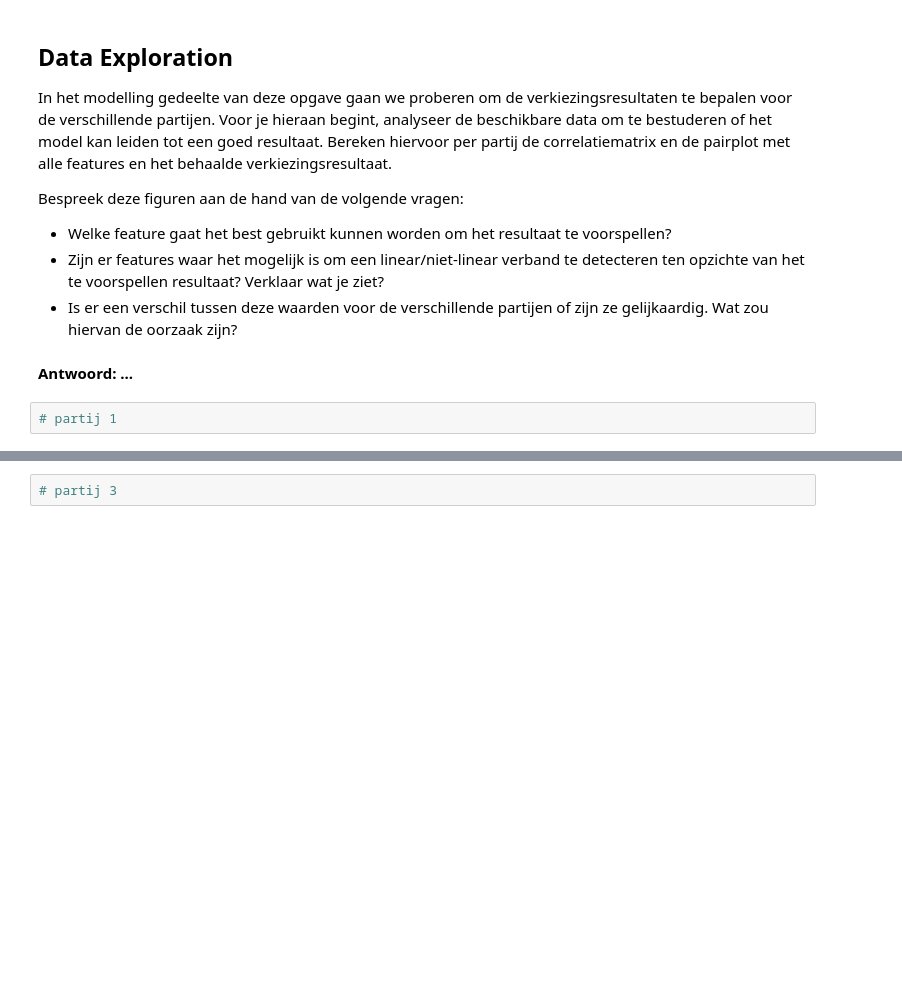
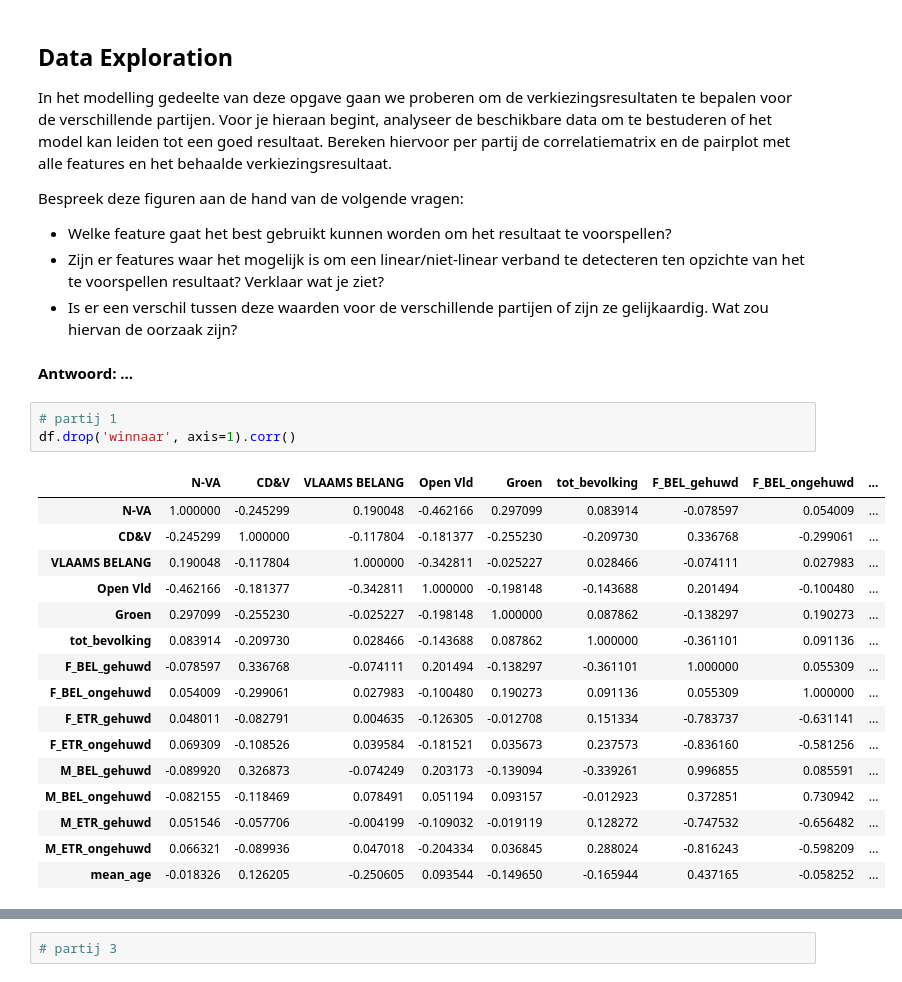
Before and after one commit to Data-Science-2425/Leerstof2, a Jupyter notebook: Week 5/EDA-oefening/opgave.ipynb, the cells around one changed output, grey strips where cells are left out. Drawn from its saved outputs; the diff is of its cells as text; blank space fills up the shorter version.

```diff
--- a/Week 5/EDA-oefening/opgave.ipynb
+++ b/Week 5/EDA-oefening/opgave.ipynb
@@ -93,5 +231,23 @@ Bespreek deze figuren aan de hand van de volgende vragen:
 **Antwoord: ...**
 # %%
 # partij 1
+df.drop('winnaar', axis=1).corr()
+# %% [output]
+|  | N-VA | CD&V | VLAAMS BELANG | Open Vld | Groen | tot_bevolking | F_BEL_gehuwd | F_BEL_ongehuwd | ... |
+| N-VA | 1.000000 | -0.245299 | 0.190048 | -0.462166 | 0.297099 | 0.083914 | -0.078597 | 0.054009 | ... |
+| CD&V | -0.245299 | 1.000000 | -0.117804 | -0.181377 | -0.255230 | -0.209730 | 0.336768 | -0.299061 | ... |
+| VLAAMS BELANG | 0.190048 | -0.117804 | 1.000000 | -0.342811 | -0.025227 | 0.028466 | -0.074111 | 0.027983 | ... |
+| Open Vld | -0.462166 | -0.181377 | -0.342811 | 1.000000 | -0.198148 | -0.143688 | 0.201494 | -0.100480 | ... |
+| Groen | 0.297099 | -0.255230 | -0.025227 | -0.198148 | 1.000000 | 0.087862 | -0.138297 | 0.190273 | ... |
+| tot_bevolking | 0.083914 | -0.209730 | 0.028466 | -0.143688 | 0.087862 | 1.000000 | -0.361101 | 0.091136 | ... |
+| F_BEL_gehuwd | -0.078597 | 0.336768 | -0.074111 | 0.201494 | -0.138297 | -0.361101 | 1.000000 | 0.055309 | ... |
+| F_BEL_ongehuwd | 0.054009 | -0.299061 | 0.027983 | -0.100480 | 0.190273 | 0.091136 | 0.055309 | 1.000000 | ... |
+| F_ETR_gehuwd | 0.048011 | -0.082791 | 0.004635 | -0.126305 | -0.012708 | 0.151334 | -0.783737 | -0.631141 | ... |
+| F_ETR_ongehuwd | 0.069309 | -0.108526 | 0.039584 | -0.181521 | 0.035673 | 0.237573 | -0.836160 | -0.581256 | ... |
+| M_BEL_gehuwd | -0.089920 | 0.326873 | -0.074249 | 0.203173 | -0.139094 | -0.339261 | 0.996855 | 0.085591 | ... |
+| M_BEL_ongehuwd | -0.082155 | -0.118469 | 0.078491 | 0.051194 | 0.093157 | -0.012923 | 0.372851 | 0.730942 | ... |
+| M_ETR_gehuwd | 0.051546 | -0.057706 | -0.004199 | -0.109032 | -0.019119 | 0.128272 | -0.747532 | -0.656482 | ... |
+| M_ETR_ongehuwd | 0.066321 | -0.089936 | 0.047018 | -0.204334 | 0.036845 | 0.288024 | -0.816243 | -0.598209 | ... |
+| mean_age | -0.018326 | 0.126205 | -0.250605 | 0.093544 | -0.149650 | -0.165944 | 0.437165 | -0.058252 | ... |
 # %%
 # partij 2
```
Also changed, not shown: parts of 8 cells of this notebook, 1 other file.
